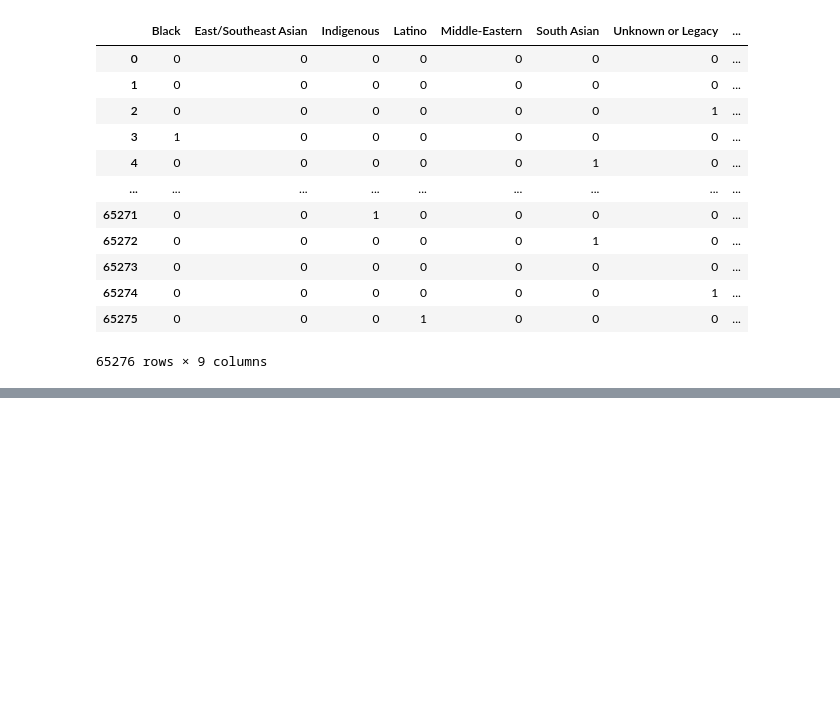
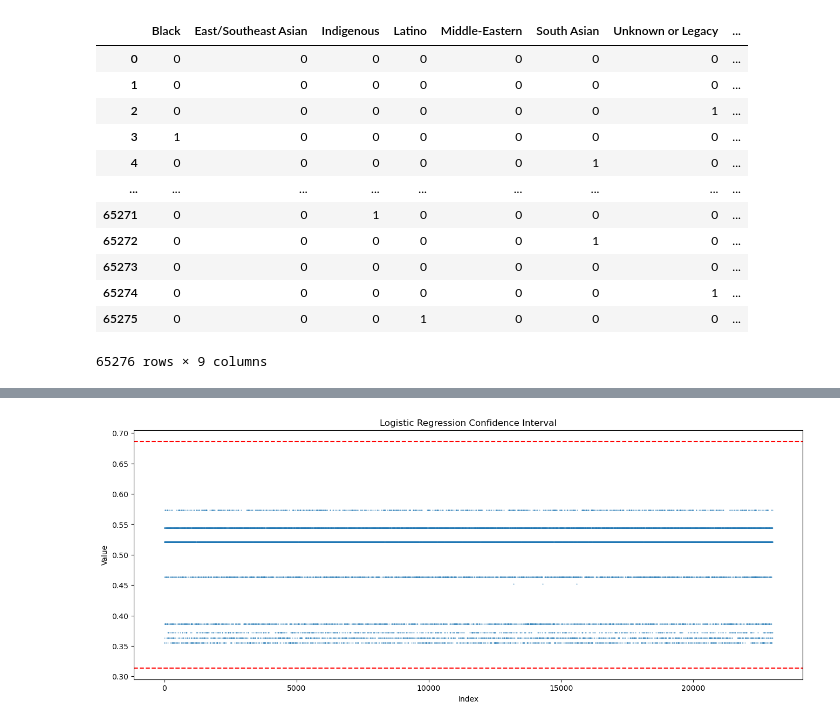
Before and after one commit to shionguha/inf2178-expdesignfordatascience-w23, a Jupyter notebook: final/Group 24-PR/Group24_code.ipynb, the cells around one changed output, grey strips where cells are left out. Cells and saved outputs as stored; diff of their text form; code cells hidden in the pictures; blank space fills up the shorter version.

```diff
--- a/final/Group 24-PR/Group24_code.ipynb
+++ b/final/Group 24-PR/Group24_code.ipynb
@@ -917,0 +957,27 @@ plt.show()
+# %%
+probs = model.predict_proba(x_test)[:, 1]
+plt.figure(figsize=(16, 6))
+# Calculate the mean and standard deviation
+mean = np.mean(probs)
+std = np.std(probs)
+
+# Calculate the upper and lower limits
+lower_bound = mean - 3 * std
+upper_bound = mean + 3 * std
+
+# Plot a scatter plot
+plt.scatter(range(len(probs)), probs, s=0.4, alpha=0.5)
+
+# Draw upper and lower limits
+plt.axhline(y=lower_bound, color='r', linestyle='--')
+plt.axhline(y=upper_bound, color='r', linestyle='--')
+
+# Set the x-axis and y-axis labels
+plt.xlabel('Index')
+plt.ylabel('Value')
+plt.title("Logistic Regression Confidence Interval")
+
+# Display graphics
+plt.show()
+# %% [output]
+[figure, added]
```
Also changed, not shown: parts of 11 cells of this notebook, 1 other file.
